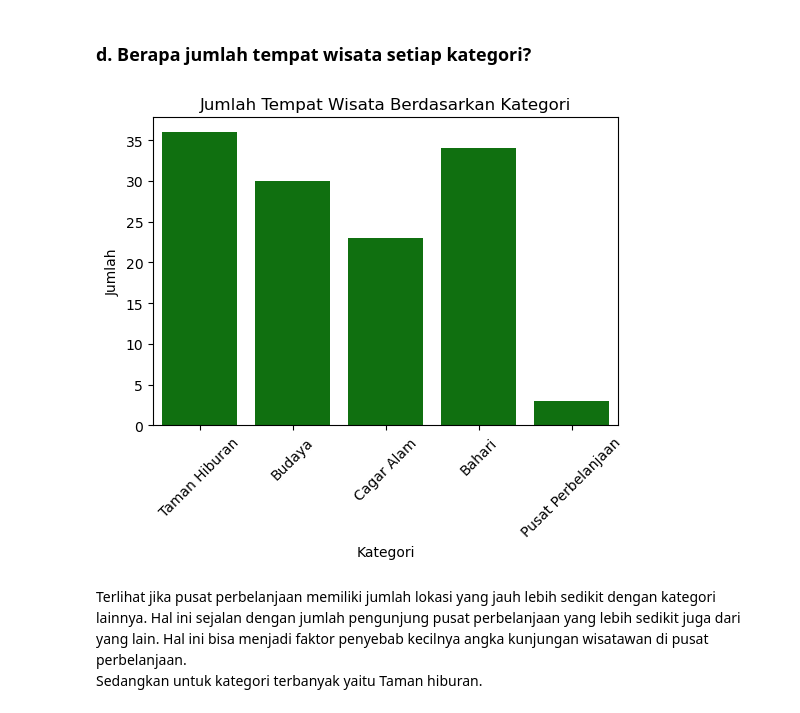
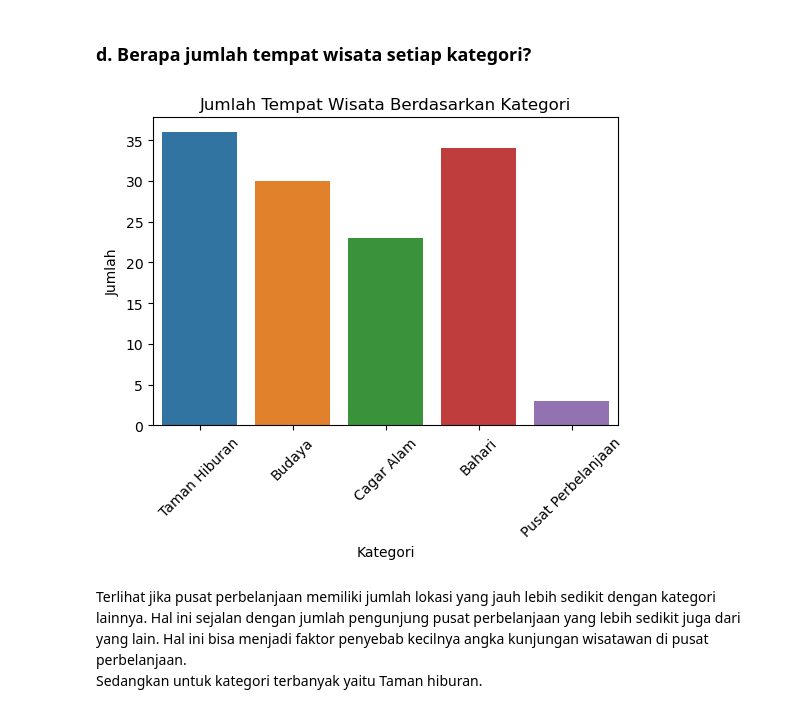
Before and after one commit to CODA-Assignment-Bay/p1-coda001-rmt-m2-ariefjw, a Jupyter notebook: P1M2_Arief_Joko.ipynb, the cells around one changed output. Cells and saved outputs as stored; diff of their text form; code cells hidden in the pictures.

```diff
--- a/P1M2_Arief_Joko.ipynb
+++ b/P1M2_Arief_Joko.ipynb
@@ -320,14 +320,14 @@ Jika dilihat dari rata-rata pengunjung setiap kategori ternyata hasilnya tidak b
 <h3>d. Berapa jumlah tempat wisata setiap kategori?</h3>
 # %%
 plt.figure(figsize=(6, 4))
-sns.countplot(x=df_place['Category'], color='green')
+sns.countplot(x='Category', data=df_place, hue='Category')
 plt.title('Jumlah Tempat Wisata Berdasarkan Kategori')
 plt.xlabel('Kategori')
 plt.ylabel('Jumlah')
 plt.xticks(rotation=45)
 plt.show()
 # %% [output]
-[figure, old version]
+[figure, new version]
 # %% [markdown]
 Terlihat jika pusat perbelanjaan memiliki jumlah lokasi yang jauh lebih sedikit dengan kategori lainnya. Hal ini sejalan dengan jumlah pengunjung pusat perbelanjaan yang lebih sedikit juga dari yang lain. Hal ini bisa menjadi faktor penyebab kecilnya angka kunjungan wisatawan di pusat perbelanjaan.<br>
 Sedangkan untuk kategori terbanyak yaitu Taman hiburan.
```
Also changed, not shown: parts of 9 cells of this notebook, 1 other file.
